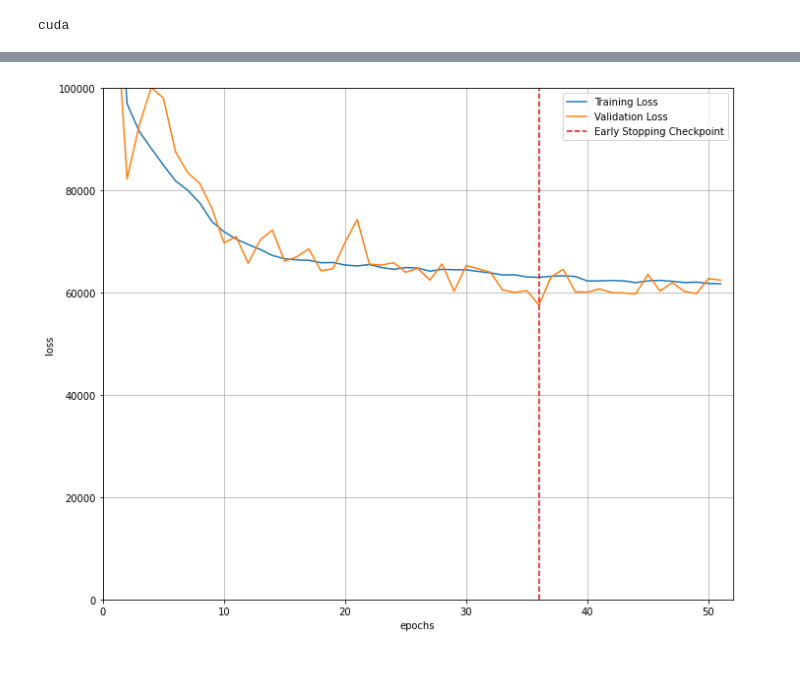
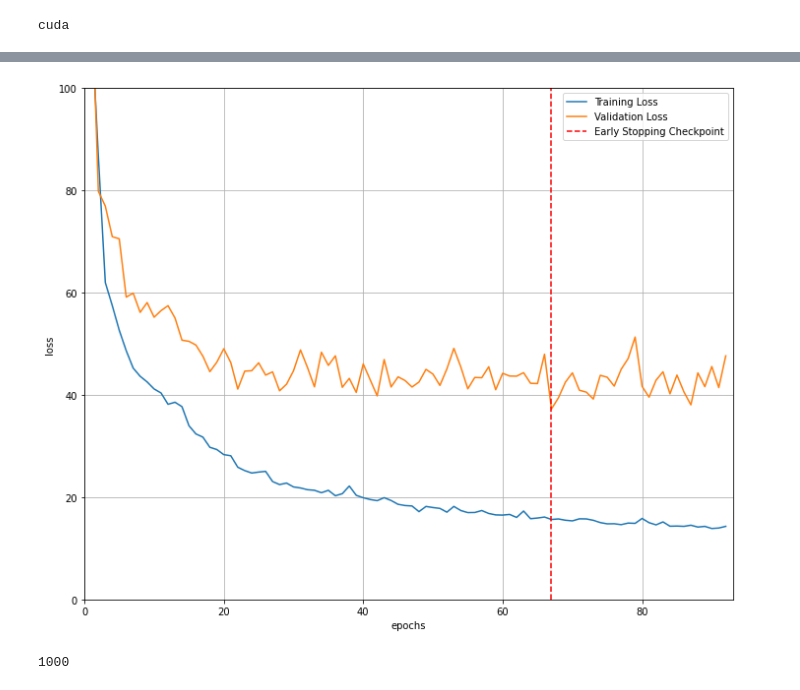
Before and after one commit to Joey3020/reversemethod, a Jupyter notebook: RM_USING_EXCEL.ipynb, the cells around one changed output, grey strips where cells are left out. Cells and saved outputs as stored; diff of their text form; code cells hidden in the pictures.

```diff
--- a/RM_USING_EXCEL.ipynb
+++ b/RM_USING_EXCEL.ipynb
@@ -231,7 +236,7 @@ class Net(nn.Module):
 # %%
 #data path
 DRIVE_PATH = '/content/gdrive/My Drive/Colab Notebooks'
-BASE_PATH = '2source'
+BASE_PATH = 'singlesource_class'
 TRAIN_PATH_LABEL = os.path.join(DRIVE_PATH, 'data', BASE_PATH, 'train')
 VAL_PATH_LABEL = os.path.join(DRIVE_PATH, 'data', BASE_PATH, 'val')
 TEST_PATH_LABEL = os.path.join(DRIVE_PATH, 'data', BASE_PATH, 'test')
@@ -308,7 +302,8 @@ for i, data in enumerate(trainloader):
     x = np.array(x)
     x = x.reshape(-1, IMG_CHANNELS, IMG_SIZE, IMG_SIZE)
     #print(x)
-    x = x.astype(int)
+    #x = x.astype(int)
+    print(x)
     print(x[0].shape)
     #plt.imshow(x[0].reshape(IMG_SIZE, IMG_SIZE, -1))
     #plt.imshow(x[0].reshape(IMG_SIZE, IMG_SIZE, -1), cmap='gray')
@@ -347,7 +385,7 @@ def weighted_mse(input, target, weight):
 def train(net, model_name, patience, validate_every):
 
     optimizer = optim.Adam(net.parameters(), LEARNING_RATE, betas=(0.9, 0.999), eps=1e-09, weight_decay=0, amsgrad=False)
-    weight = torch.tensor([1, 1, 3, 3, 15, 3, 3, 15])
+    weight = torch.tensor([0.8, 0.8, 1.0, 1.2])
 
     #train_errors = []
     #val_errors = []
@@ -364,34 +402,46 @@ def train(net, model_name, patience, validate_every):
                 for batch_idx, samples in enumerate(trainloader):
                     x, y = samples
                     x = x.view(-1, IMG_CHANNELS, IMG_SIZE, IMG_SIZE)
-
                     x = x.to(device)
                     y = y.to(device)
 
-                    pred = net(x)
-                    loss = weighted_mse(pred, y, weight)
+                    la = y[:, 0]
+                    lb = y[:, 1]
+                    lxy = y[:, 2:4]
+                    ld = y[:, 4]
+                    a, b, xy, d = net(x)
+
+
+                    la = la.view(-1, 1)
+                    lb = lb.view(-1, 1)
+                    ld = ld.view(-1, 1)
+                    loss = get_loss(a, b, xy, d, la, lb, lxy, ld, weight)
                     net.zero_grad()
                     loss.backward()
                     optimizer.step()
+                    train_losses.append(loss.item())
 
                     #error = (pred - y) / y
                     #error = error.mean(0)
-                    train_losses.append(loss.item())
                     #train_errors.append(error.to("cpu"))
-                    #if idx%validate_every == 0:
+
                 net.eval()
                 for batch_idx, samples in enumerate(valloader):
                     val_x, val_y = samples
-
+                    val_x = val_x.view(-1, IMG_CHANNELS, IMG_SIZE, IMG_SIZE)
                     val_x = val_x.to(device)
                     val_y = val_y.to(device)
 
-                    val_x = val_x.view(-1, IMG_CHANNELS, IMG_SIZE, IMG_SIZE)
-                    val_pred = net(val_x)
-                    val_loss = weighted_mse(val_pred, val_y, weight)
+                    la = val_y[:, 0]
+                    lb = val_y[:, 1]
+                    lxy = val_y[:, 2:4]
+                    ld = val_y[:, 4]
+                    a, b, xy, d = net(val_x)
+                    loss = get_loss(a, b, xy, d, la, lb, lxy, ld, weight)
+                    val_losses.append(loss.item())
+
                     #val_error = (val_pred - val_y) / val_y
                     #val_error = val_error.mean(0)
-                    val_losses.append(val_loss.item())
                     #val_errors.append(val_error.to("cpu"))
 
                 train_loss = np.average(train_losses)
@@ -408,7 +458,6 @@ def train(net, model_name, patience, validate_every):
                 #val_errors = []
 
                 f.write(f"{MODEL_NAME},{round(time.time(), 3)},  {round(float(train_loss), 4)},  {round(float(valid_loss),4)}\n")
-                #print("batch : ", batch_idx)
                 print("\nloss : ", train_loss, "val loss : ", valid_loss, "\n")
                 #print("error : ", train_error, "val error : ", val_error)
 
@@ -461,24 +517,24 @@ Validation loss decreased (nan --> nan).  Saving model ...
 # %%
 # visualize the loss as the network trained
 fig = plt.figure(figsize=(10,8))
 plt.plot(range(1,len(train_loss)+1),train_loss, label='Training Loss')
 plt.plot(range(1,len(valid_loss)+1),valid_loss,label='Validation Loss')
 
 # find position of lowest validation loss
 minposs = valid_loss.index(min(valid_loss))+1
 plt.axvline(minposs, linestyle='--', color='r',label='Early Stopping Checkpoint')
 
 plt.xlabel('epochs')
 plt.ylabel('loss')
-plt.ylim(0, 100000) # consistent scale
+plt.ylim(0, 100) # consistent scale
 plt.xlim(0, len(train_loss)+1) # consistent scale
 plt.grid(True)
 plt.legend()
 plt.tight_layout()
 plt.show()
 fig.savefig('loss_plot.png', bbox_inches='tight')
 # %% [output]
-[figure, old version]
+[figure, new version]
 # %%
 def test(net):
     predictions = []
@@ -502,6 +577,17 @@ def test(net):
     predictions = predictions.reshape(-1, OUTPUT_LABEL_SIZE)
     df = DataFrame(predictions)
     df.to_excel('predictions.xlsx', header=None)
+# %%
+testsets = []
+for f in tqdm(os.listdir(TEST_PATH_LABEL)):
+  path  = os.path.join(TEST_PATH_LABEL, f)
+  testset = DataCaller_Excel(path, IMG_SIZE)
+  print(testset.__len__())
+  testsets.append(testset)
+
+testset = ConcatDataset(testsets)
+# %% [output]
+1000
 # %%
 trained_net = Net()
 trained_net.load_state_dict(torch.load(LOAD_PRETRAINED_PATH))
```
Also changed, not shown: parts of 13 cells of this notebook.
